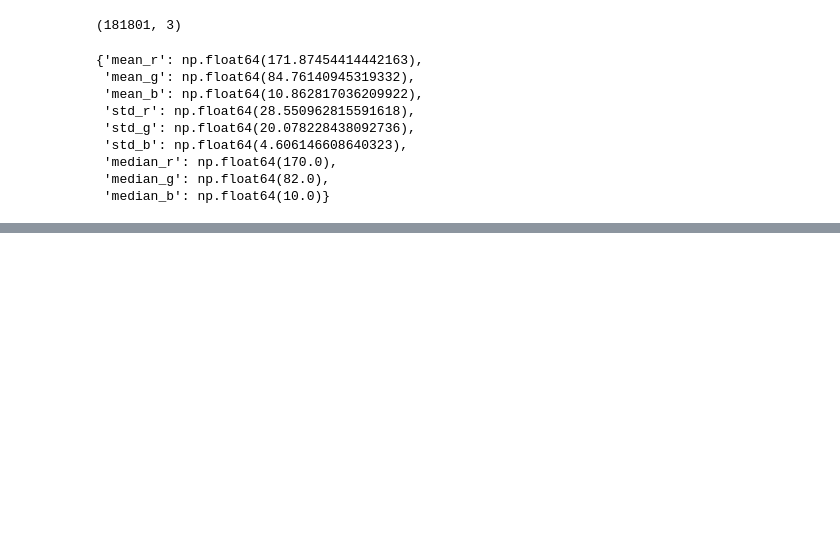
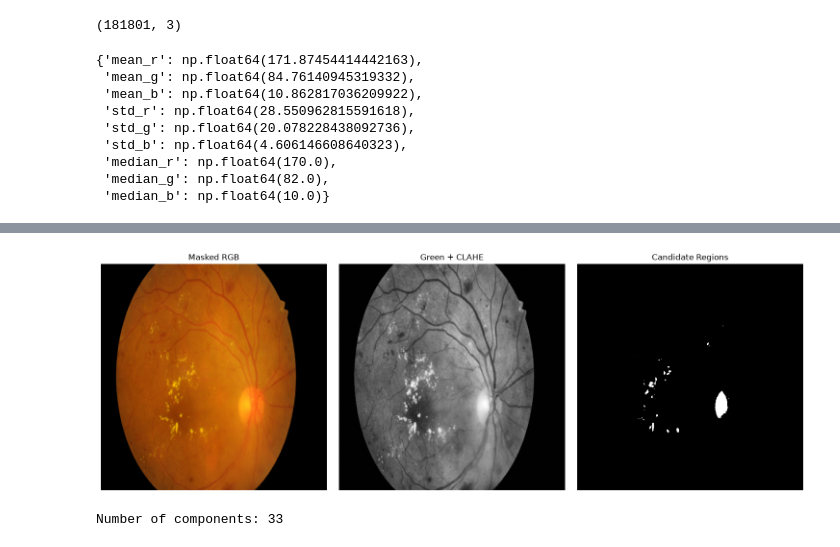
Before and after one commit to DeepakSkandh/diabetic-retinopathy-feature-classification, a Jupyter notebook: notebooks/feature_extraction.ipynb, the cells around one changed output, grey strips where cells are left out. Saved outputs shown, nothing was run; the diff lists cells and outputs as text; code cells hidden in the pictures; blank space fills up the shorter version.

```diff
--- a/notebooks/feature_extraction.ipynb
+++ b/notebooks/feature_extraction.ipynb
@@ -105,0 +206,28 @@ color_features
+# %%
+fig, axes = plt.subplots(1, 3, figsize=(15, 5))
+
+axes[0].imshow(masked_rgb)
+axes[0].set_title("Masked RGB")
+
+axes[1].imshow(green_enhanced, cmap="gray")
+axes[1].set_title("Green + CLAHE")
+
+axes[2].imshow(candidate_mask, cmap="gray")
+axes[2].set_title("Candidate Regions")
+
+for ax in axes:
+    ax.axis("off")
+
+plt.tight_layout()
+plt.show()
+# %% [output]
+[figure, added]
+# %%
+num_labels, labels, stats, centroids = cv2.connectedComponentsWithStats(
+    candidate_mask,
+    connectivity=8
+)
+
+print("Number of components:", num_labels - 1)
+# %% [output]
+Number of components: 33
```
Also changed, not shown: parts of 11 cells of this notebook.
